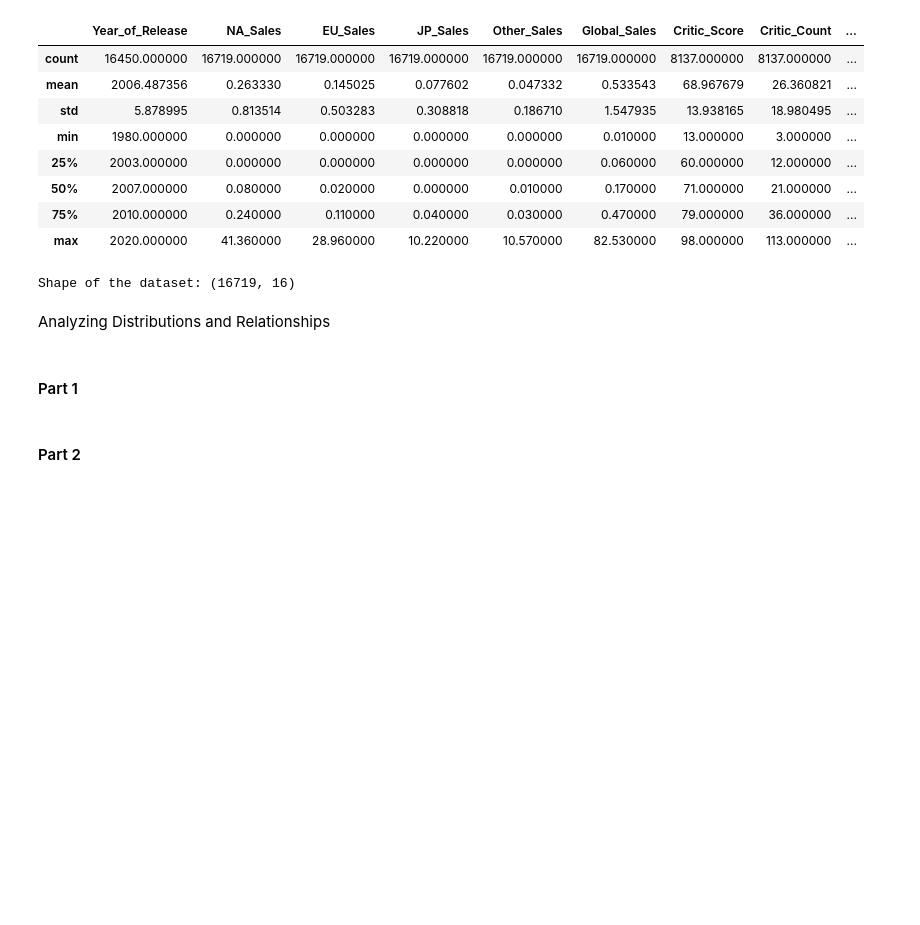
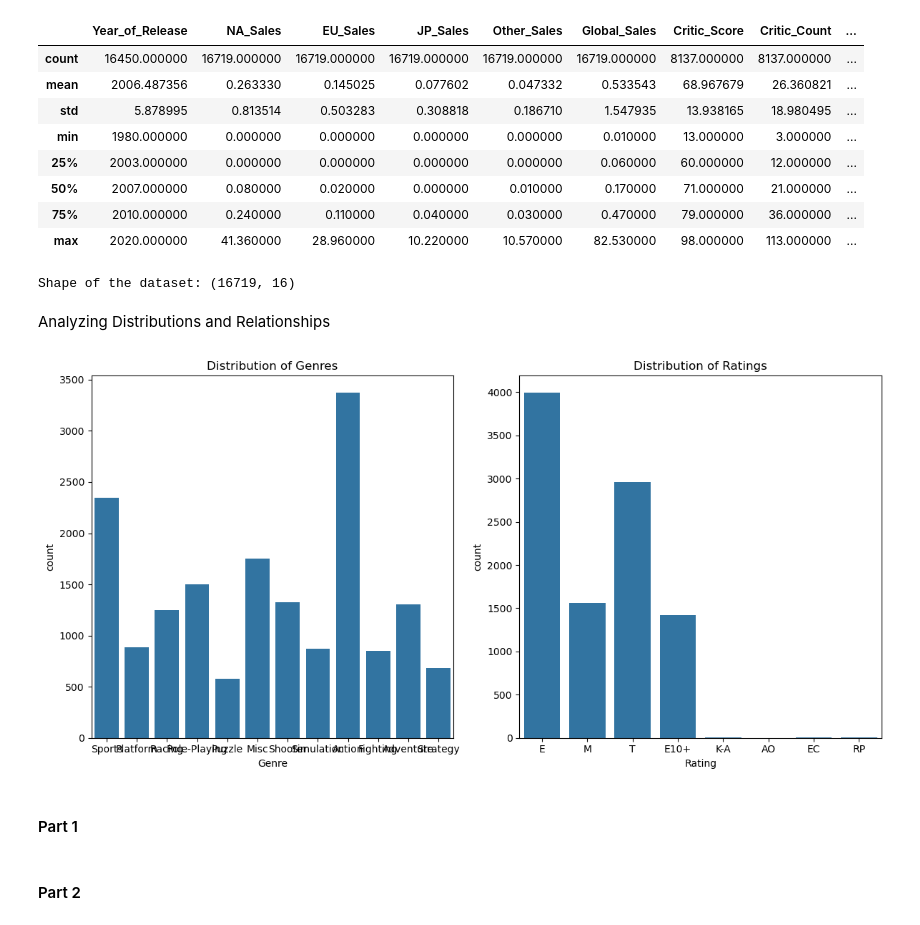
Before and after one commit to Gust4vo97/DataViz_CA_GustavoLopes.v2, a Jupyter notebook: DataViz_CA_GustavoLopes.v1.ipynb, the cells around one changed output. Cells and saved outputs as stored; diff of their text form; code cells hidden in the pictures; blank space fills up the shorter version.

Commit message:
Graph of distribution

```diff
--- a/DataViz_CA_GustavoLopes.v1.ipynb
+++ b/DataViz_CA_GustavoLopes.v1.ipynb
@@ -77,6 +77,22 @@ print("Shape of the dataset:", df.shape)
 Shape of the dataset: (16719, 16)
 # %% [markdown]
 Analyzing Distributions and Relationships
+# %%
+# Distribution of categorical variables
+plt.figure(figsize=(12, 6))
+
+plt.subplot(1, 2, 1)
+sns.countplot(x='Genre', data=df)
+plt.title('Distribution of Genres')
+
+plt.subplot(1, 2, 2)
+sns.countplot(x='Rating', data=df)
+plt.title('Distribution of Ratings')
+
+plt.tight_layout()
+plt.show()
+# %% [output]
+[figure, added]
 # %% [markdown]
 #### Part 1
 # %% [markdown]
```
Also changed, not shown: 1 other file.
